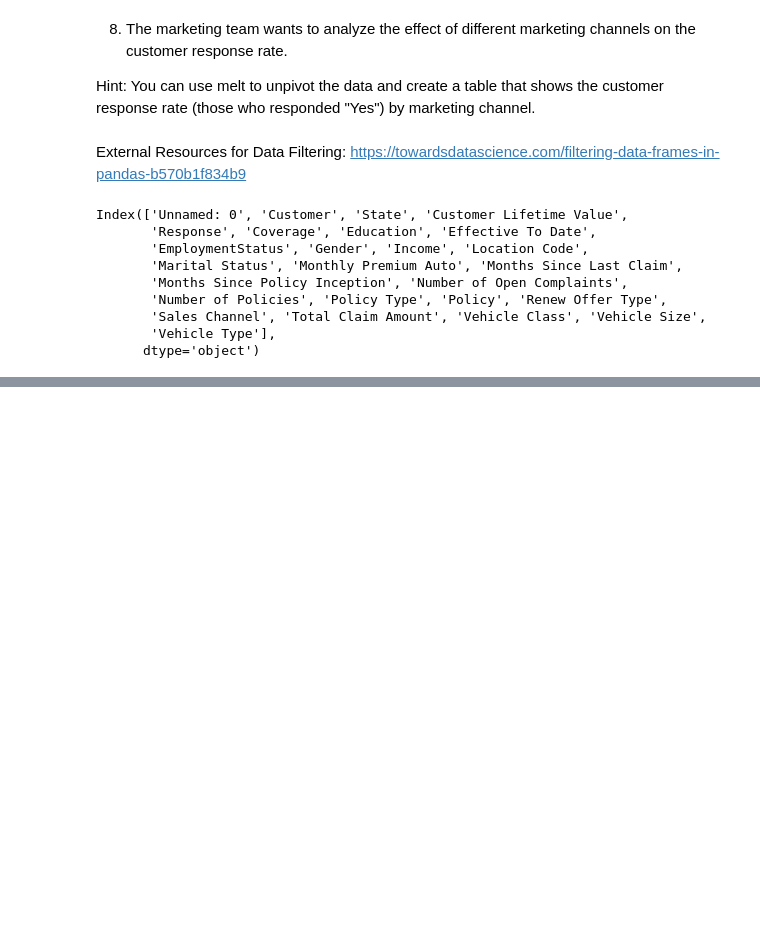
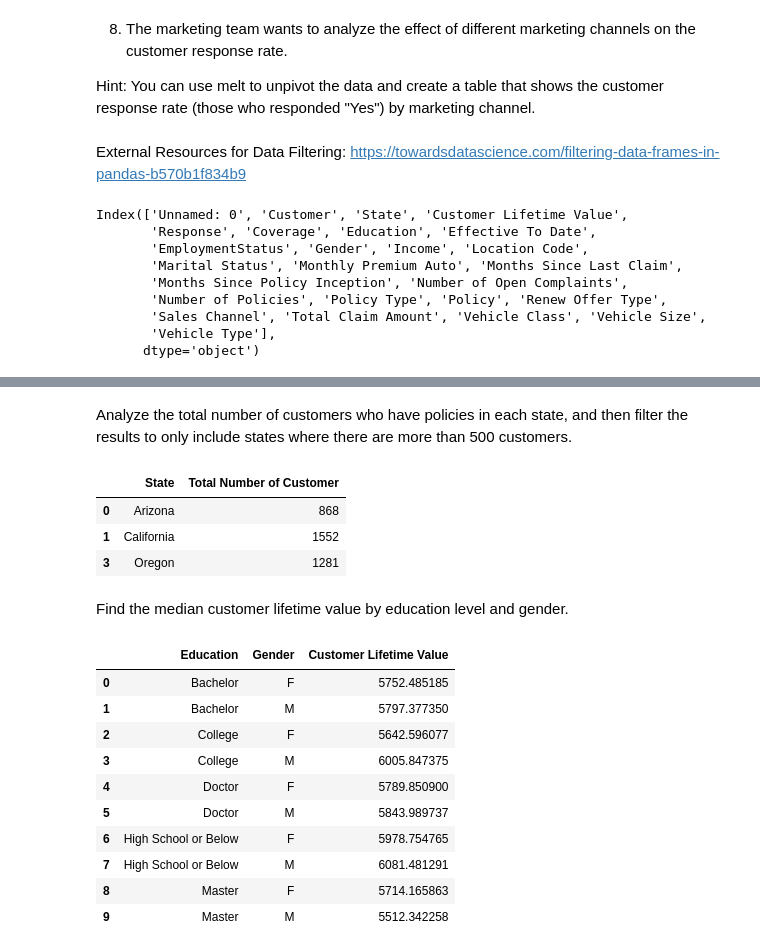
Before and after one commit to tahora-23/lab-dw-data-aggregation-and-filtering, a Jupyter notebook: lab-dw-aggregating.ipynb, the cells around one changed output, grey strips where cells are left out. Cells and saved outputs as stored; diff of their text form; code cells hidden in the pictures; blank space fills up the shorter version.

```diff
--- a/lab-dw-aggregating.ipynb
+++ b/lab-dw-aggregating.ipynb
@@ -188,0 +204,2 @@ new_df.groupby(['State', 'Policy'], as_index=False).filter(lambda x: x['Customer
+# %% [markdown]
+Analyze the total number of customers who have policies in each state, and then filter the results to only include states where there are more than 500 customers.
@@ -188,0 +208,27 @@ new_df.groupby(['State', 'Policy'], as_index=False).filter(lambda x: x['Customer
+# %%
+#df_clean.groupby('State').size().filter(lambda x: x['Customer'].count()>500)
+grouped = df_clean.groupby('State').size().reset_index(name='Total Number of Customer')
+filtered_groups = grouped[grouped['Total Number of Customer'] > 500]
+filtered_groups
+# %% [output]
+|  | State | Total Number of Customer |
+| 0 | Arizona | 868 |
+| 1 | California | 1552 |
+| 3 | Oregon | 1281 |
+# %% [markdown]
+Find the median customer lifetime value by education level and gender.
+# %%
+median_clv = df_clean.groupby(['Education', 'Gender'], as_index=False)['Customer Lifetime Value'].median()
+median_clv
+# %% [output]
+|  | Education | Gender | Customer Lifetime Value |
+| 0 | Bachelor | F | 5752.485185 |
+| 1 | Bachelor | M | 5797.377350 |
+| 2 | College | F | 5642.596077 |
+| 3 | College | M | 6005.847375 |
+| 4 | Doctor | F | 5789.850900 |
+| 5 | Doctor | M | 5843.989737 |
+| 6 | High School or Below | F | 5978.754765 |
+| 7 | High School or Below | M | 6081.481291 |
+| 8 | Master | F | 5714.165863 |
+| 9 | Master | M | 5512.342258 |
```
Also changed, not shown: parts of 35 cells of this notebook.
